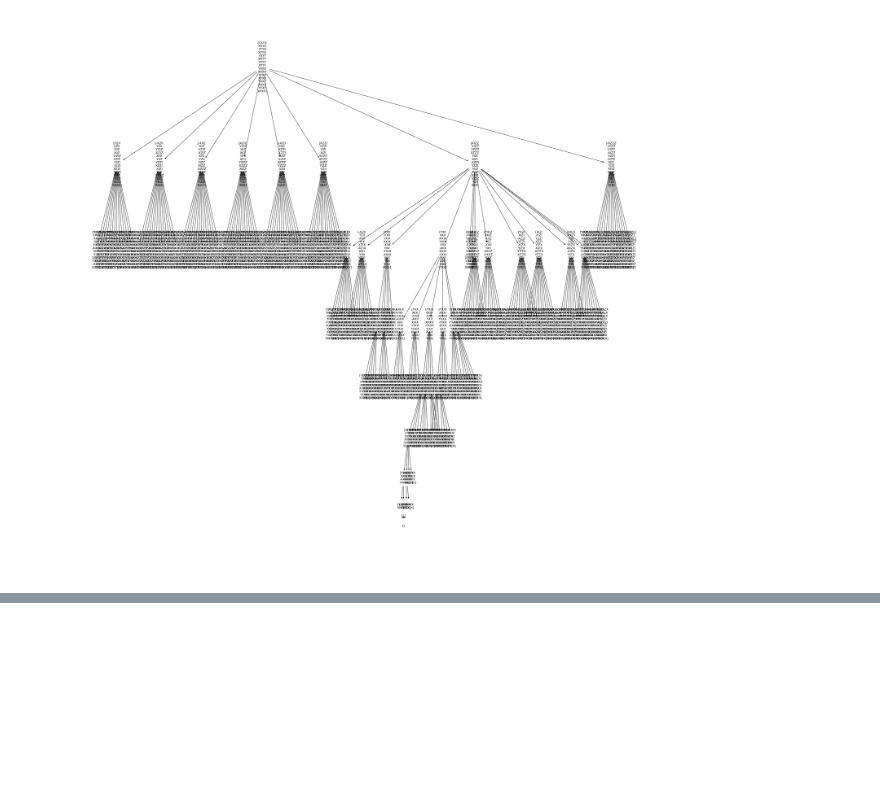
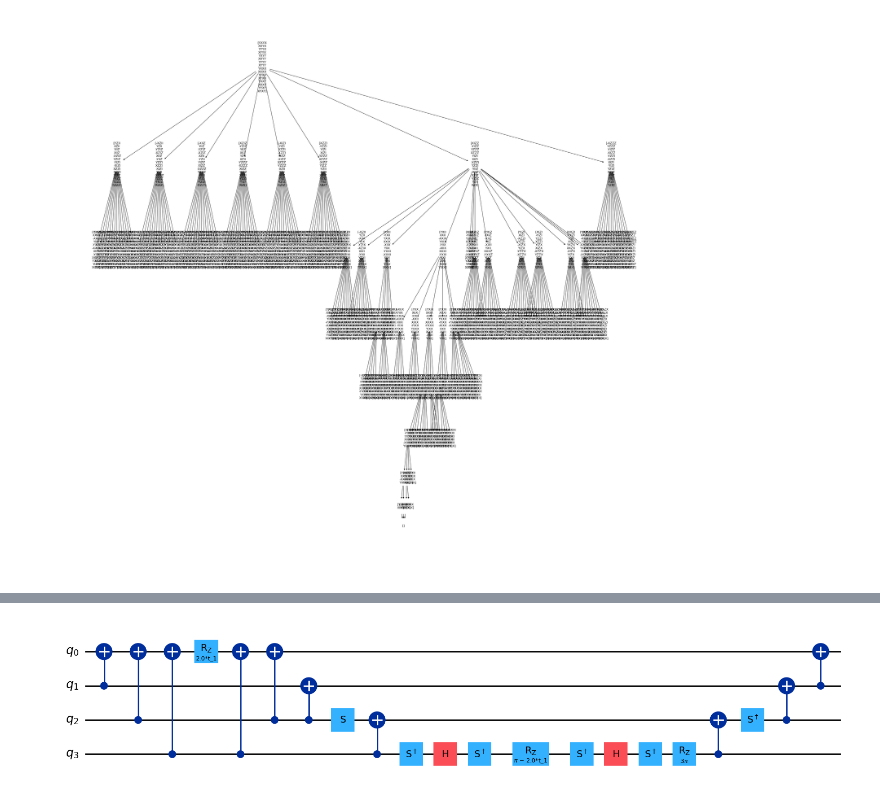
Before and after one commit to Mulundano/MonteQ, a Jupyter notebook: MCTS.ipynb, the cells around one changed output, grey strips where cells are left out. Saved outputs shown, nothing was run; the diff lists cells and outputs as text; code cells hidden in the pictures; blank space fills up the shorter version.

Commit message:
Using rustiq with Qiskit transpile function

```diff
--- a/MCTS.ipynb
+++ b/MCTS.ipynb
@@ -1265,0 +1270,9 @@ ucc_4_8 = [
+# %%
+p_list = [Pauli("ZZZZ"), Pauli("YYXX")] #example Paulis to be time evolved
+
+qc = QuantumCircuit(4)
+time = Parameter('t_1')
+for p in p_list:
+    qc.append(PauliEvolutionGate(p, time=time), qc.qubits)
+
+qc.draw()
@@ -1265,0 +1289,6 @@ ucc_4_8 = [
+# %%
+hls_config = HLSConfig(PauliEvolution = [("rustiq", {"preserve_order" : False})]) # sets up configuration for Rustiq
+opt_qc = transpile(qc, optimization_level = 3, basis_gates = ["cx", "s", "sdg", "h", "rz"], hls_config=hls_config) # creates optimized circuit
+opt_qc.draw('mpl')
+# %% [output]
+[figure, added]
```
Also changed, not shown: parts of 5 cells of this notebook.
